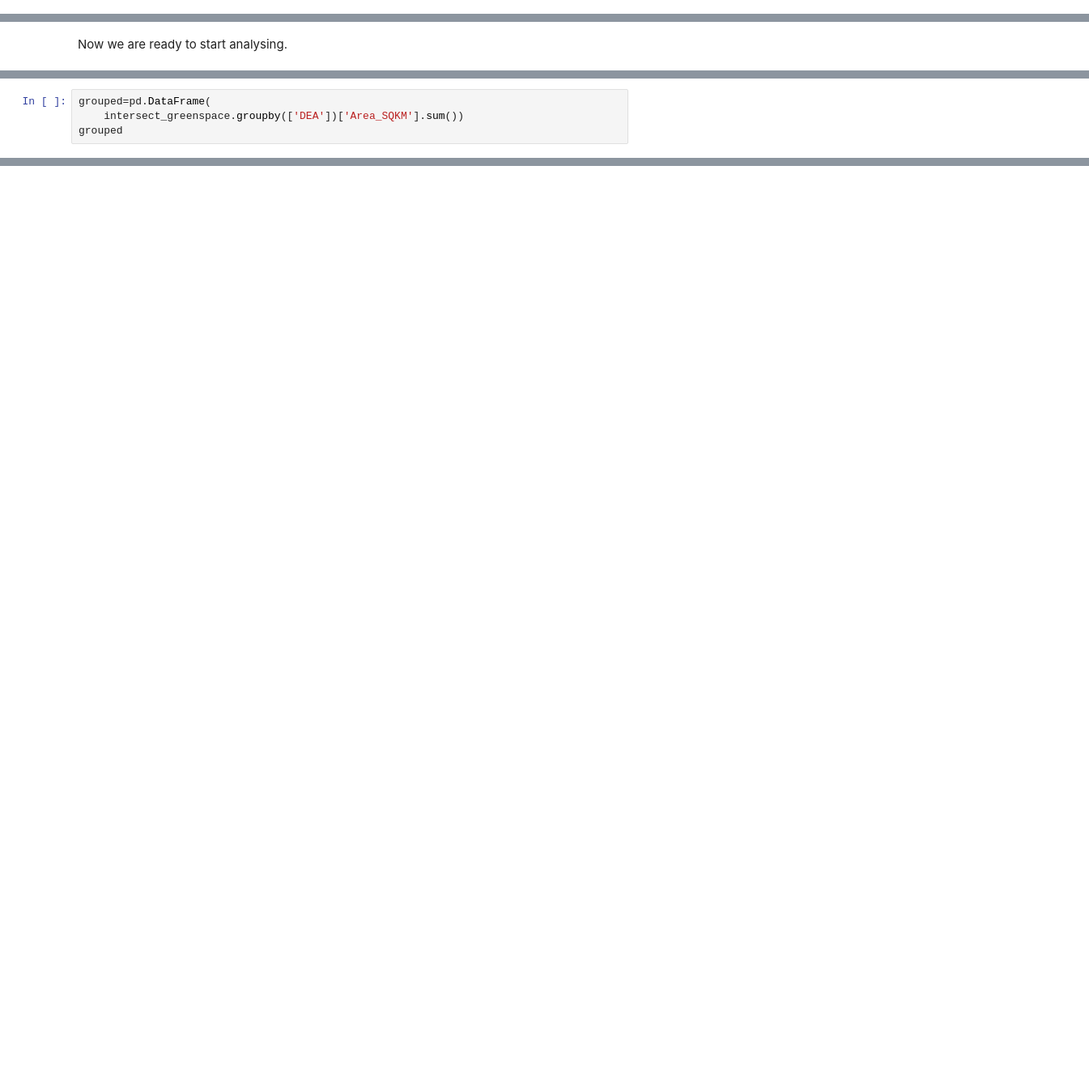
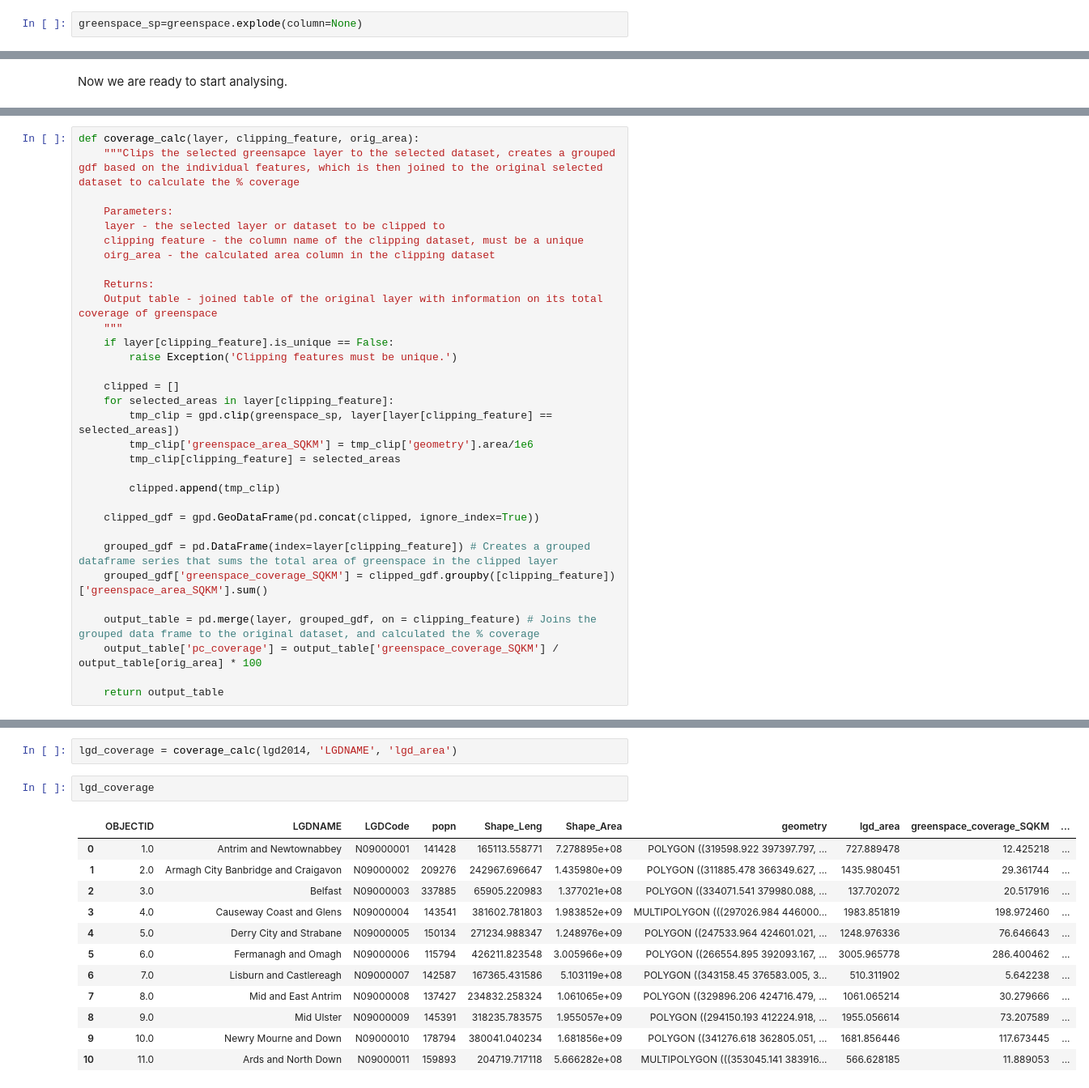
Before and after one commit to Beebop212/Greenspace_project722, a Jupyter notebook: project_notebook_draft.ipynb, the cells around one changed output, grey strips where cells are left out. Shown at 81% size. Saved outputs shown, nothing was run; the diff lists cells and outputs as text; blank space fills up the shorter version.

Commit message:
Completed Analysis pt.1
Tested intersection method for pt.1. Failed.

Developed new function based on clipping method to perform analysis pt.1.

```diff
--- a/project_notebook_draft.ipynb
+++ b/project_notebook_draft.ipynb
@@ -75,3 +82,5 @@ Datum: TM65
+# %%
+greenspace_sp=greenspace.explode(column=None)
 # %% [markdown]
 ## Part 2: Greenspace Analysis
 
@@ -194,4 +164,0 @@ intersect_greenspace
-# %%
-grouped=pd.DataFrame(
-    intersect_greenspace.groupby(['DEA'])['Area_SQKM'].sum())
-grouped
@@ -212,0 +168,32 @@ grouped
+# %%
+def coverage_calc(layer, clipping_feature, orig_area):
+    """Clips the selected greensapce layer to the selected dataset, creates a grouped gdf based on the individual features, which is then joined to the original selected dataset to calculate the % coverage
+
+    Parameters:
+    layer - the selected layer or dataset to be clipped to
+    clipping feature - the column name of the clipping dataset, must be a unique
+    oirg_area - the calculated area column in the clipping dataset
+
+    Returns:
+    Output table - joined table of the original layer with information on its total coverage of greenspace
+    """
+    if layer[clipping_feature].is_unique == False:
+        raise Exception('Clipping features must be unique.')
+
+    clipped = []
+    for selected_areas in layer[clipping_feature]:
+        tmp_clip = gpd.clip(greenspace_sp, layer[layer[clipping_feature] == selected_areas])
+        tmp_clip['greenspace_area_SQKM'] = tmp_clip['geometry'].area/1e6
+        tmp_clip[clipping_feature] = selected_areas
+
+        clipped.append(tmp_clip)
+
+    clipped_gdf = gpd.GeoDataFrame(pd.concat(clipped, ignore_index=True))
+
+    grouped_gdf = pd.DataFrame(index=layer[clipping_feature]) # Creates a grouped dataframe series that sums the total area of greenspace in the clipped layer
+    grouped_gdf['greenspace_coverage_SQKM'] = clipped_gdf.groupby([clipping_feature])['greenspace_area_SQKM'].sum()
+
+    output_table = pd.merge(layer, grouped_gdf, on = clipping_feature) # Joins the grouped data frame to the original dataset, and calculated the % coverage
+    output_table['pc_coverage'] = output_table['greenspace_coverage_SQKM'] / output_table[orig_area] * 100
+
+    return output_table
@@ -212,0 +206,17 @@ grouped
+# %%
+lgd_coverage = coverage_calc(lgd2014, 'LGDNAME', 'lgd_area')
+# %%
+lgd_coverage
+# %% [output]
+|  | OBJECTID | LGDNAME | LGDCode | popn | Shape_Leng | Shape_Area | geometry | lgd_area | greenspace_coverage_SQKM | ... |
+| 0 | 1.0 | Antrim and Newtownabbey | N09000001 | 141428 | 165113.558771 | 7.278895e+08 | POLYGON ((319598.922 397397.797, ... | 727.889478 | 12.425218 | ... |
+| 1 | 2.0 | Armagh City Banbridge and Craigavon | N09000002 | 209276 | 242967.696647 | 1.435980e+09 | POLYGON ((311885.478 366349.627, ... | 1435.980451 | 29.361744 | ... |
+| 2 | 3.0 | Belfast | N09000003 | 337885 | 65905.220983 | 1.377021e+08 | POLYGON ((334071.541 379980.088, ... | 137.702072 | 20.517916 | ... |
+| 3 | 4.0 | Causeway Coast and Glens | N09000004 | 143541 | 381602.781803 | 1.983852e+09 | MULTIPOLYGON (((297026.984 446000... | 1983.851819 | 198.972460 | ... |
+| 4 | 5.0 | Derry City and Strabane | N09000005 | 150134 | 271234.988347 | 1.248976e+09 | POLYGON ((247533.964 424601.021, ... | 1248.976336 | 76.646643 | ... |
+| 5 | 6.0 | Fermanagh and Omagh | N09000006 | 115794 | 426211.823548 | 3.005966e+09 | POLYGON ((266554.895 392093.167, ... | 3005.965778 | 286.400462 | ... |
+| 6 | 7.0 | Lisburn and Castlereagh | N09000007 | 142587 | 167365.431586 | 5.103119e+08 | POLYGON ((343158.45 376583.005, 3... | 510.311902 | 5.642238 | ... |
+| 7 | 8.0 | Mid and East Antrim | N09000008 | 137427 | 234832.258324 | 1.061065e+09 | POLYGON ((329896.206 424716.479, ... | 1061.065214 | 30.279666 | ... |
+| 8 | 9.0 | Mid Ulster | N09000009 | 145391 | 318235.783575 | 1.955057e+09 | POLYGON ((294150.193 412224.918, ... | 1955.056614 | 73.207589 | ... |
+| 9 | 10.0 | Newry Mourne and Down | N09000010 | 178794 | 380041.040234 | 1.681856e+09 | POLYGON ((341276.618 362805.051, ... | 1681.856446 | 117.673445 | ... |
+| 10 | 11.0 | Ards and North Down | N09000011 | 159893 | 204719.717118 | 5.666282e+08 | MULTIPOLYGON (((353045.141 383916... | 566.628185 | 11.889053 | ... |
```
Also changed, not shown: parts of 18 cells of this notebook.
